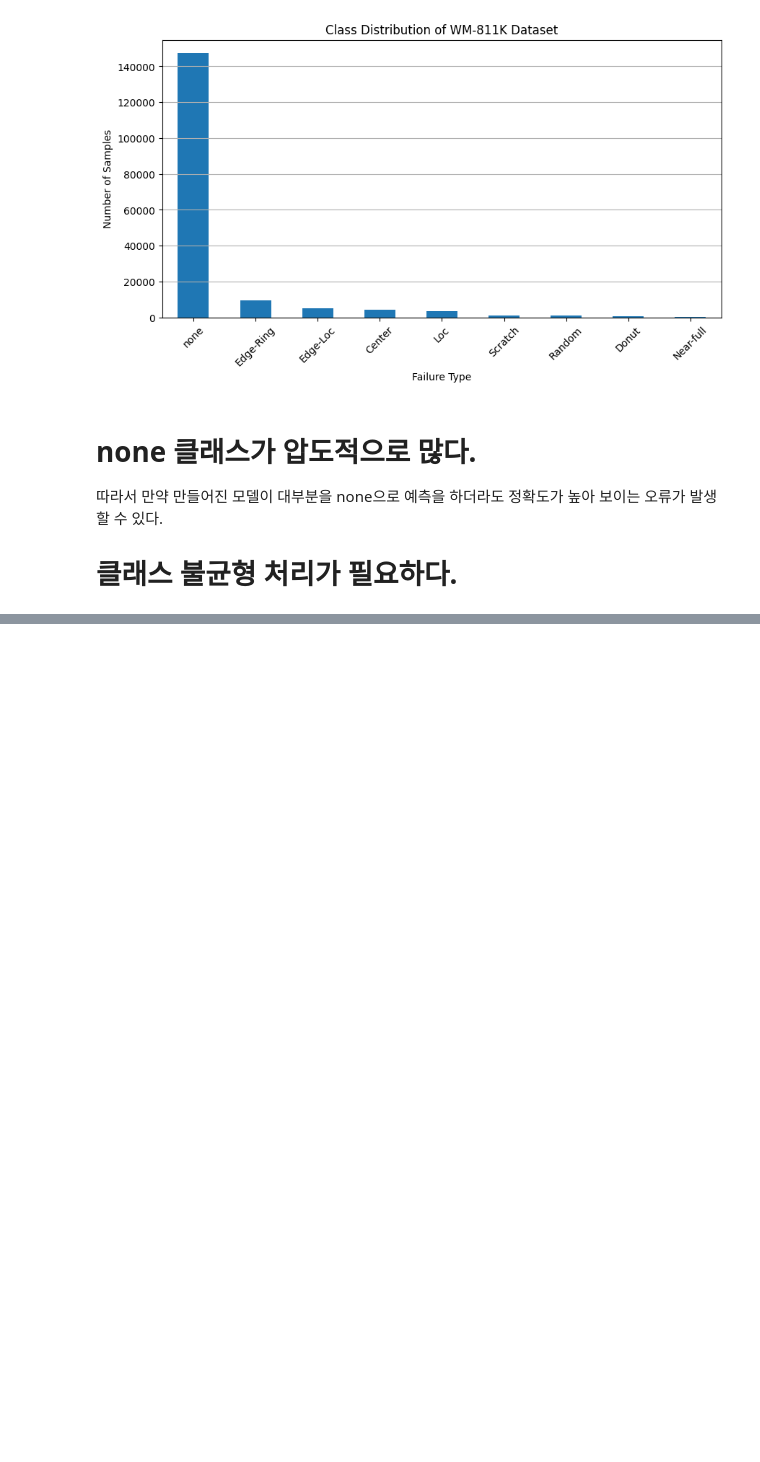
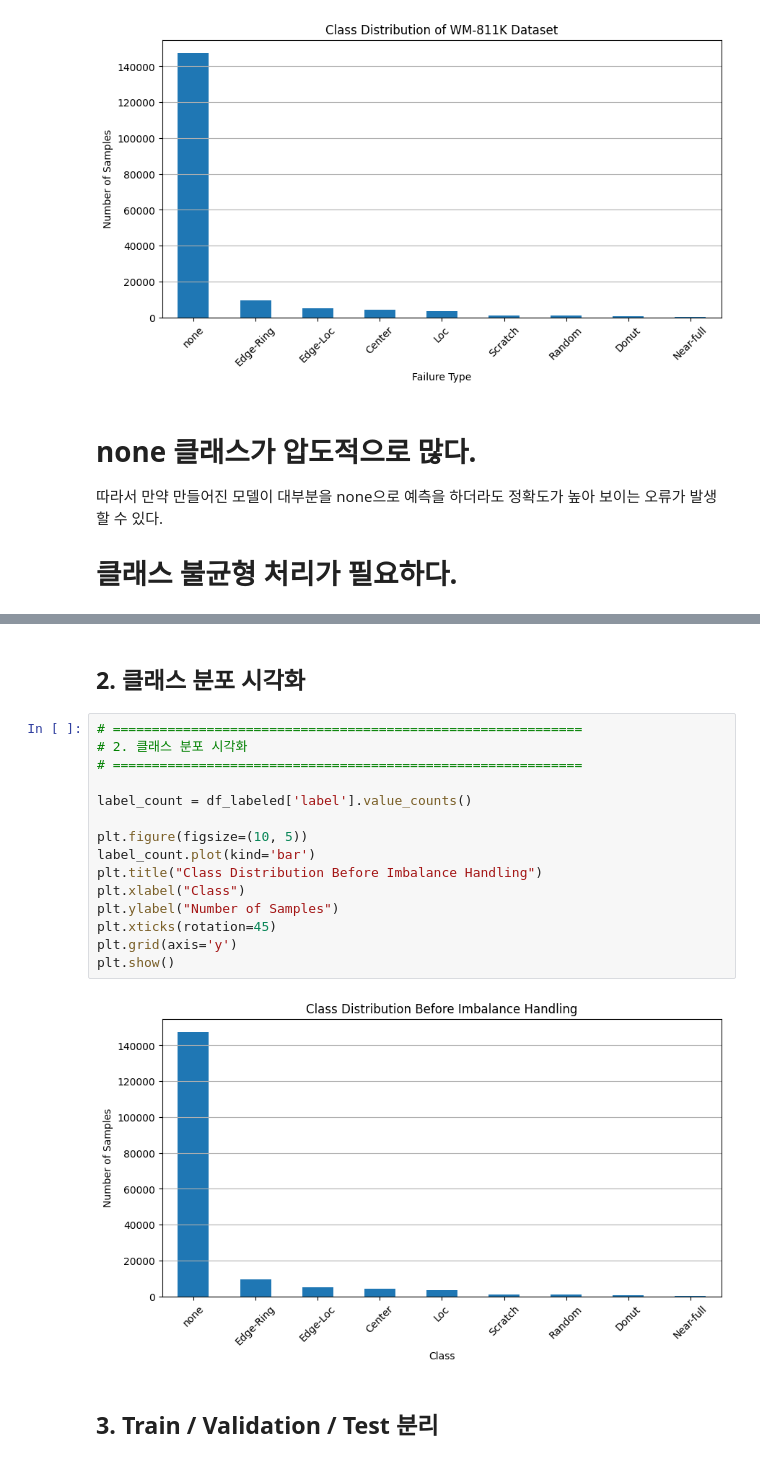
Before and after one commit to WooSeungJi/WM811K-Project, a Jupyter notebook: 머신러닝_WM_811K_Wafer_Map.ipynb, the cells around one changed output, grey strips where cells are left out. Saved outputs shown, nothing was run; the diff lists cells and outputs as text; blank space fills up the shorter version.

```diff
--- a/머신러닝_WM_811K_Wafer_Map.ipynb
+++ b/머신러닝_WM_811K_Wafer_Map.ipynb
@@ -161,0 +258,21 @@ plt.show()
+# %% [markdown]
+## **2. 클래스 분포 시각화**
+# %%
+# ============================================================
+# 2. 클래스 분포 시각화
+# ============================================================
+
+label_count = df_labeled['label'].value_counts()
+
+plt.figure(figsize=(10, 5))
+label_count.plot(kind='bar')
+plt.title("Class Distribution Before Imbalance Handling")
+plt.xlabel("Class")
+plt.ylabel("Number of Samples")
+plt.xticks(rotation=45)
+plt.grid(axis='y')
+plt.show()
+# %% [output]
+[figure, added]
+# %% [markdown]
+## **3. Train / Validation / Test 분리**
```
Also changed, not shown: parts of 31 cells of this notebook.
